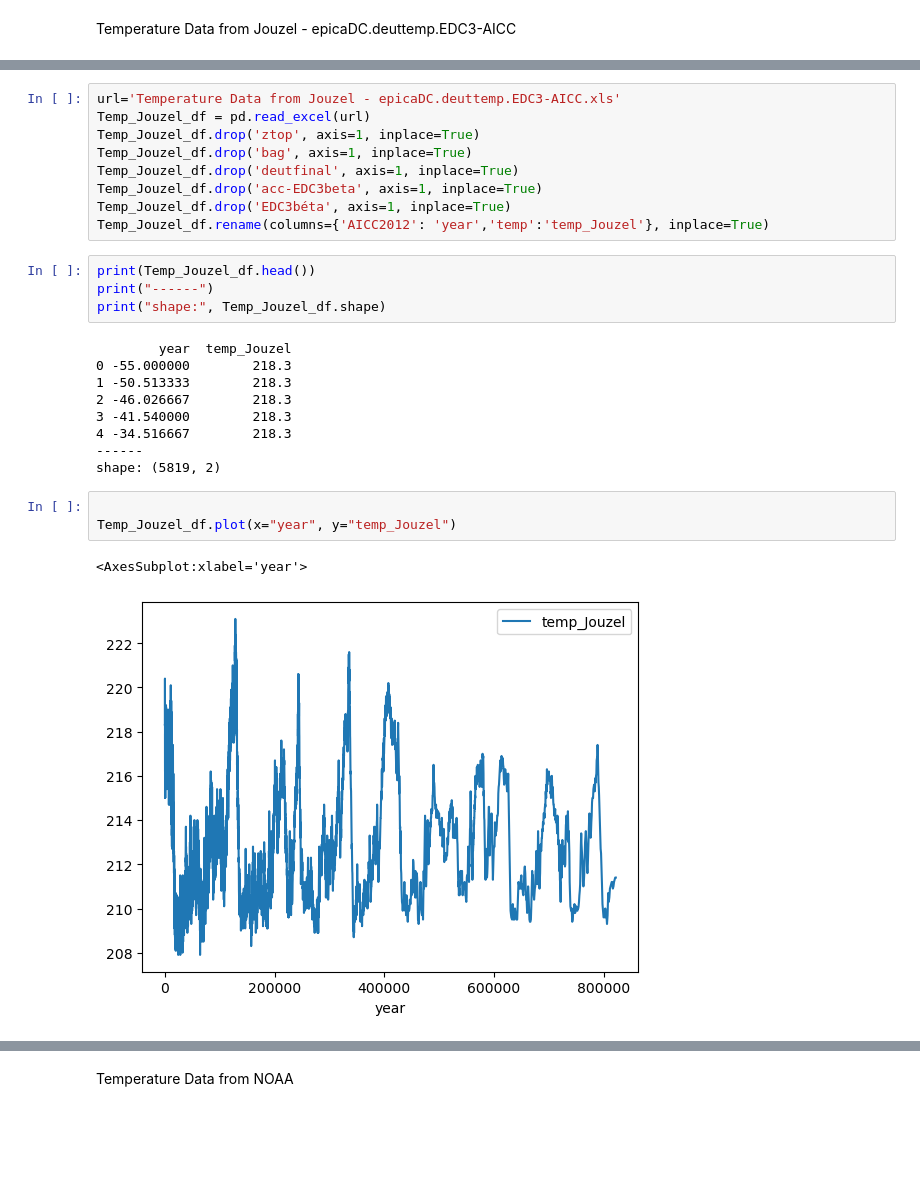
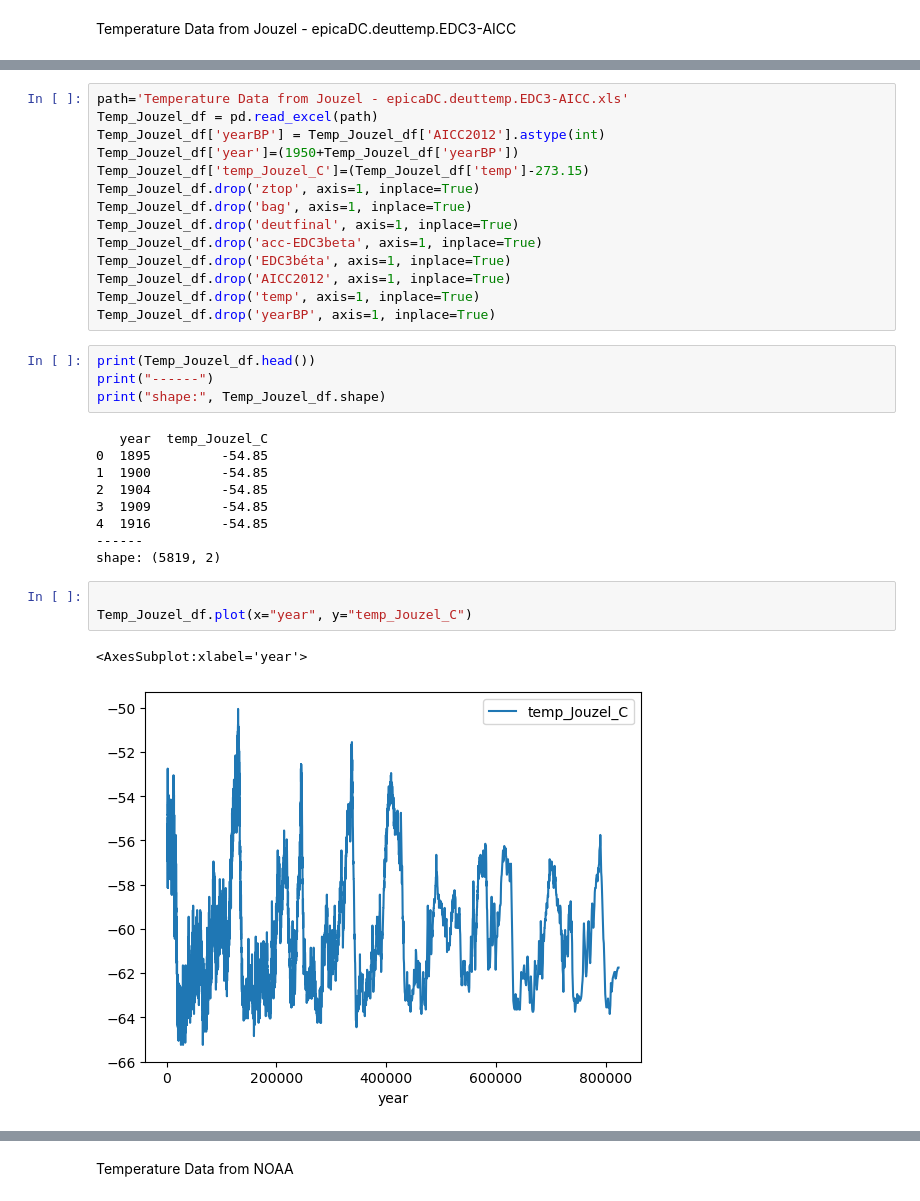
Before and after one commit to OlgaKnut/Programming-for-Data-Analysis-Project-2, a Jupyter notebook: pfda_project_2.ipynb, the cells around one changed output, grey strips where cells are left out. Drawn from its saved outputs; the diff is of its cells as text; blank space fills up the shorter version.

```diff
--- a/pfda_project_2.ipynb
+++ b/pfda_project_2.ipynb
@@ -81,28 +129,33 @@ Temperature Data from Jouzel - epicaDC.deuttemp.EDC3-AICC
 # %%
-url='Temperature Data from Jouzel - epicaDC.deuttemp.EDC3-AICC.xls'
-Temp_Jouzel_df = pd.read_excel(url)
+path='Temperature Data from Jouzel - epicaDC.deuttemp.EDC3-AICC.xls'
+Temp_Jouzel_df = pd.read_excel(path)
+Temp_Jouzel_df['yearBP'] = Temp_Jouzel_df['AICC2012'].astype(int)
+Temp_Jouzel_df['year']=(1950+Temp_Jouzel_df['yearBP'])
+Temp_Jouzel_df['temp_Jouzel_C']=(Temp_Jouzel_df['temp']-273.15)
 Temp_Jouzel_df.drop('ztop', axis=1, inplace=True)
 Temp_Jouzel_df.drop('bag', axis=1, inplace=True)
 Temp_Jouzel_df.drop('deutfinal', axis=1, inplace=True)
 Temp_Jouzel_df.drop('acc-EDC3beta', axis=1, inplace=True)
 Temp_Jouzel_df.drop('EDC3béta', axis=1, inplace=True)
-Temp_Jouzel_df.rename(columns={'AICC2012': 'year','temp':'temp_Jouzel'}, inplace=True)
+Temp_Jouzel_df.drop('AICC2012', axis=1, inplace=True)
+Temp_Jouzel_df.drop('temp', axis=1, inplace=True)
+Temp_Jouzel_df.drop('yearBP', axis=1, inplace=True)
 # %%
 print(Temp_Jouzel_df.head())
 print("------")
 print("shape:", Temp_Jouzel_df.shape)
 # %% [output]
-        year  temp_Jouzel
-0 -55.000000        218.3
-1 -50.513333        218.3
-2 -46.026667        218.3
-3 -41.540000        218.3
-4 -34.516667        218.3
+   year  temp_Jouzel_C
+0  1895         -54.85
+1  1900         -54.85
+2  1904         -54.85
+3  1909         -54.85
+4  1916         -54.85
 ------
 shape: (5819, 2)
 # %%
 
-Temp_Jouzel_df.plot(x="year", y="temp_Jouzel")
+Temp_Jouzel_df.plot(x="year", y="temp_Jouzel_C")
 # %% [output]
 <AxesSubplot:xlabel='year'>
-[figure, old version]
+[figure, new version]
```
Also changed, not shown: parts of 43 cells of this notebook, 3 other files.
